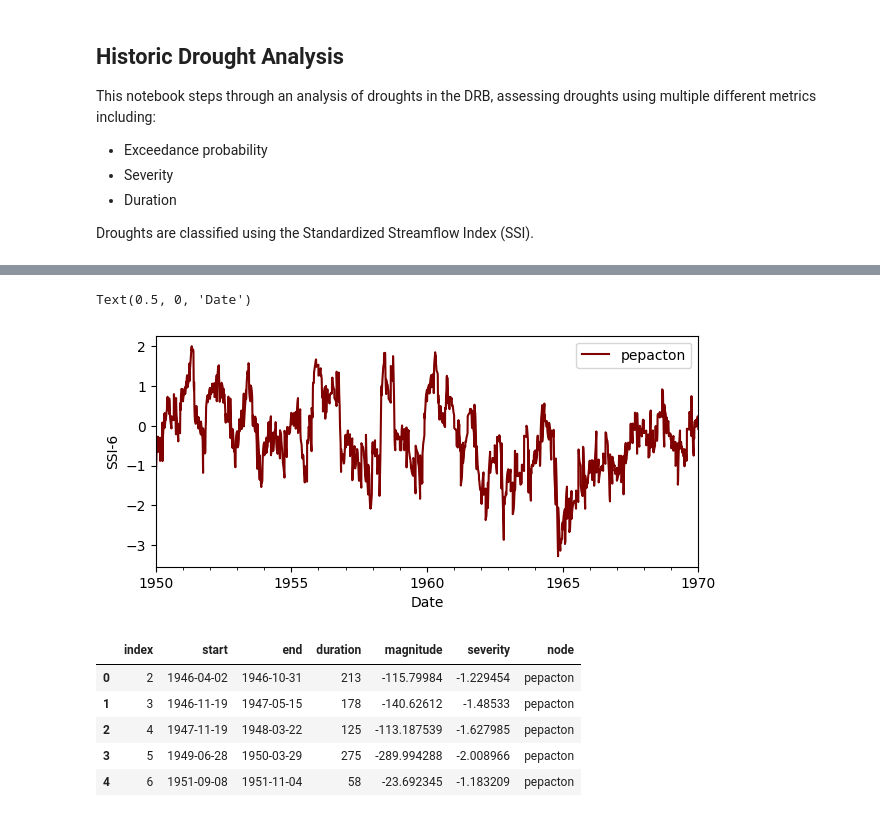
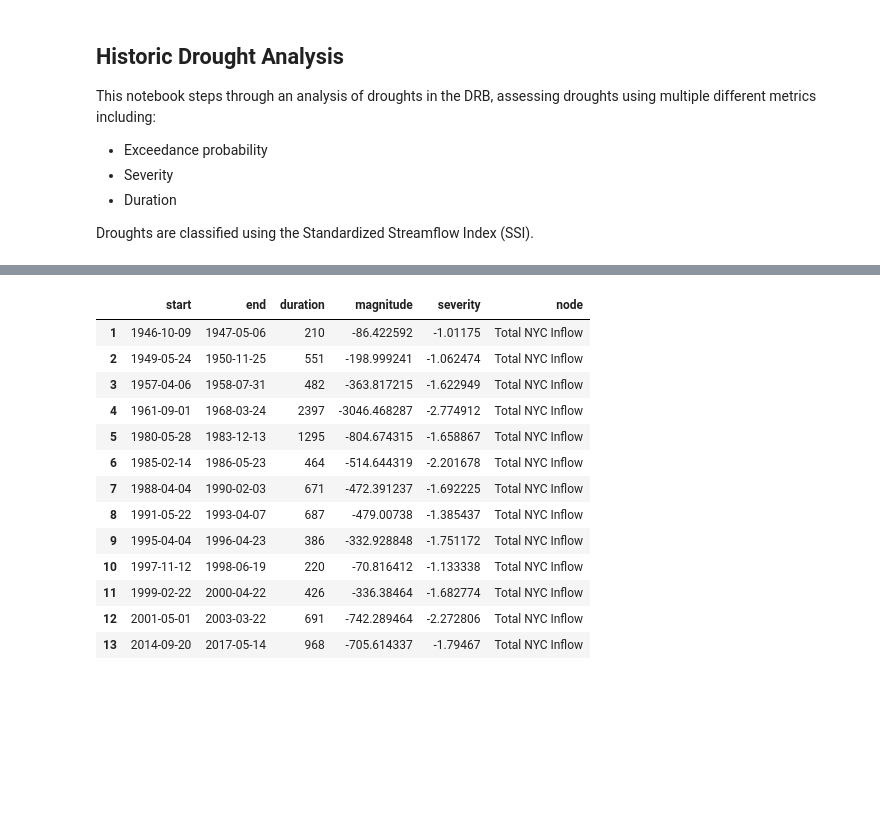
Before and after one commit to Pywr-DRB/DRB-Historic-Reconstruction, a Jupyter notebook: DRB_historic_drought_analysis.ipynb, the cells around one changed output, grey strips where cells are left out. Drawn from its saved outputs; the diff is of its cells as text; code cells hidden in the pictures; blank space fills up the shorter version.

```diff
--- a/DRB_historic_drought_analysis.ipynb
+++ b/DRB_historic_drought_analysis.ipynb
@@ -36,7 +32,7 @@ hru_scaled = False
 cms_to_mgd = 22.82
 fdc_quantiles = [0.0003, 0.005, 0.05, 0.1, 0.2, 0.3, 0.4, 0.5, 0.6, 0.7, 0.8, 0.9, 0.93, 0.95, 0.97, 0.995, 0.9997]
 # %%
-Q_reconst = pd.read_csv(f'./outputs/historic_reconstruction_daily_1960_2022_nhmv10_mgd.csv', sep = ',', index_col = 0, parse_dates = True)
+Q_reconst = pd.read_csv(f'./outputs/historic_reconstruction_daily_nhmv10_mgd.csv', sep = ',', index_col = 0, parse_dates = True)
 nyc_reservoirs = ['cannonsville', 'pepacton', 'neversink']
 
 # Q_reconst = Q_reconst.loc[:'1970-01-01',:]
@@ -52,12 +52,15 @@ Q_reconst_nodes["Basin Total"] = Q_reconst_nodes.sum(axis=1)
 # %%
 # Rolling sum
+consider_nodes = ['pepacton', 'Total NYC Inflow', 'Basin Total']
 Q_rsum = Q_reconst.rolling("365D").sum().dropna()
 Q_nodes_rsum = Q_reconst_nodes.rolling("365D").sum().dropna()
 
-node_ssi = pd.DataFrame(index = Q_rsum.index, columns=Q_nodes_rsum.columns)
+node_ssi = pd.DataFrame(index = Q_rsum.index, columns=consider_nodes)
 for node in node_ssi.columns:
     node_ssi[node] = si.ssfi(Q_nodes_rsum[node], dist = scs.gamma)
 
+node_ssi = node_ssi.loc['1946-01-01':,:]
+
 # cannonsville_gammfit_plot = si.plot.dist(Q_nodes_rsum['cannonsville'], scs.gamma, cumulative=True, legend = False)
 # %%
 plot_nodes = ['Total NYC Inflow']
@@ -83,11 +78,3 @@ Text(0.5, 0, 'Date')
-# %%
-fig,ax = plt.subplots(figsize=(7,3))
-node_ssi.loc['1950-01-01':'1970-01-01', plot_nodes].plot(ax=ax, c = 'maroon')
-plt.ylabel('SSI-6')
-plt.xlabel('Date')
-# %% [output]
-Text(0.5, 0, 'Date')
-[figure, removed]
 # %%
 
 drought_data = {}
@@ -98,41 +85,49 @@ for node in plot_nodes:
     in_critical_drought = False
 
     drought_days = []
 
     for ind in range(len(ssi)):
         if ssi.values[ind] < 0:
             in_drought = True
             drought_days.append(ind)
 
             if ssi.values[ind] <= -1:
                 in_critical_drought = True
         else:
             # Record drought info once it ends
             if in_critical_drought:
                 drought_counter += 1
                 drought_data[drought_counter] = {
                     'start':ssi.index[drought_days[0]],
                     'end': ssi.index[drought_days[-1]],
                     'duration': len(drought_days),
                     'magnitude': sum(ssi.values[drought_days]),
                     'severity': min(ssi.values[drought_days]),
                     'node': node
                 }
 
             in_drought = False
             in_critical_drought = False
             drought_days = []
 
 drought_metrics = pd.DataFrame(drought_data).transpose()
-drought_metrics = drought_metrics.drop(1, axis=0).reset_index()
-drought_metrics.head()
+# drought_metrics = drought_metrics.drop(1, axis=0).reset_index()
+drought_metrics
 # %% [output]
-|  | index | start | end | duration | magnitude | severity | node |
-| 0 | 2 | 1946-04-02 | 1946-10-31 | 213 | -115.79984 | -1.229454 | pepacton |
-| 1 | 3 | 1946-11-19 | 1947-05-15 | 178 | -140.62612 | -1.48533 | pepacton |
-| 2 | 4 | 1947-11-19 | 1948-03-22 | 125 | -113.187539 | -1.627985 | pepacton |
-| 3 | 5 | 1949-06-28 | 1950-03-29 | 275 | -289.994288 | -2.008966 | pepacton |
-| 4 | 6 | 1951-09-08 | 1951-11-04 | 58 | -23.692345 | -1.183209 | pepacton |
+|  | start | end | duration | magnitude | severity | node |
+| 1 | 1946-10-09 | 1947-05-06 | 210 | -86.422592 | -1.01175 | Total NYC Inflow |
+| 2 | 1949-05-24 | 1950-11-25 | 551 | -198.999241 | -1.062474 | Total NYC Inflow |
+| 3 | 1957-04-06 | 1958-07-31 | 482 | -363.817215 | -1.622949 | Total NYC Inflow |
+| 4 | 1961-09-01 | 1968-03-24 | 2397 | -3046.468287 | -2.774912 | Total NYC Inflow |
+| 5 | 1980-05-28 | 1983-12-13 | 1295 | -804.674315 | -1.658867 | Total NYC Inflow |
+| 6 | 1985-02-14 | 1986-05-23 | 464 | -514.644319 | -2.201678 | Total NYC Inflow |
+| 7 | 1988-04-04 | 1990-02-03 | 671 | -472.391237 | -1.692225 | Total NYC Inflow |
+| 8 | 1991-05-22 | 1993-04-07 | 687 | -479.00738 | -1.385437 | Total NYC Inflow |
+| 9 | 1995-04-04 | 1996-04-23 | 386 | -332.928848 | -1.751172 | Total NYC Inflow |
+| 10 | 1997-11-12 | 1998-06-19 | 220 | -70.816412 | -1.133338 | Total NYC Inflow |
+| 11 | 1999-02-22 | 2000-04-22 | 426 | -336.38464 | -1.682774 | Total NYC Inflow |
+| 12 | 2001-05-01 | 2003-03-22 | 691 | -742.289464 | -2.272806 | Total NYC Inflow |
+| 13 | 2014-09-20 | 2017-05-14 | 968 | -705.614337 | -1.79467 | Total NYC Inflow |
 # %%
 ## Options
 highlight_after_1970 = False
```
Also changed, not shown: parts of 9 cells of this notebook, 23 other files.
